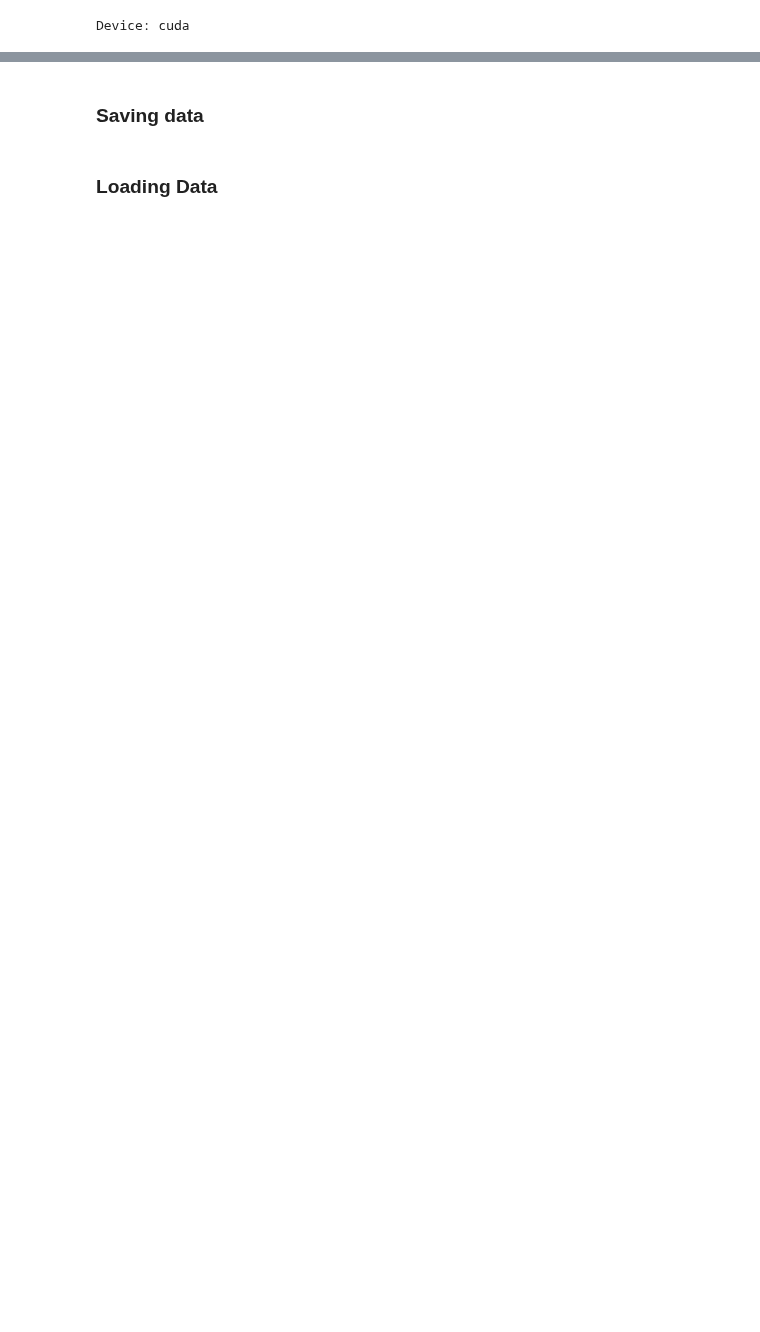
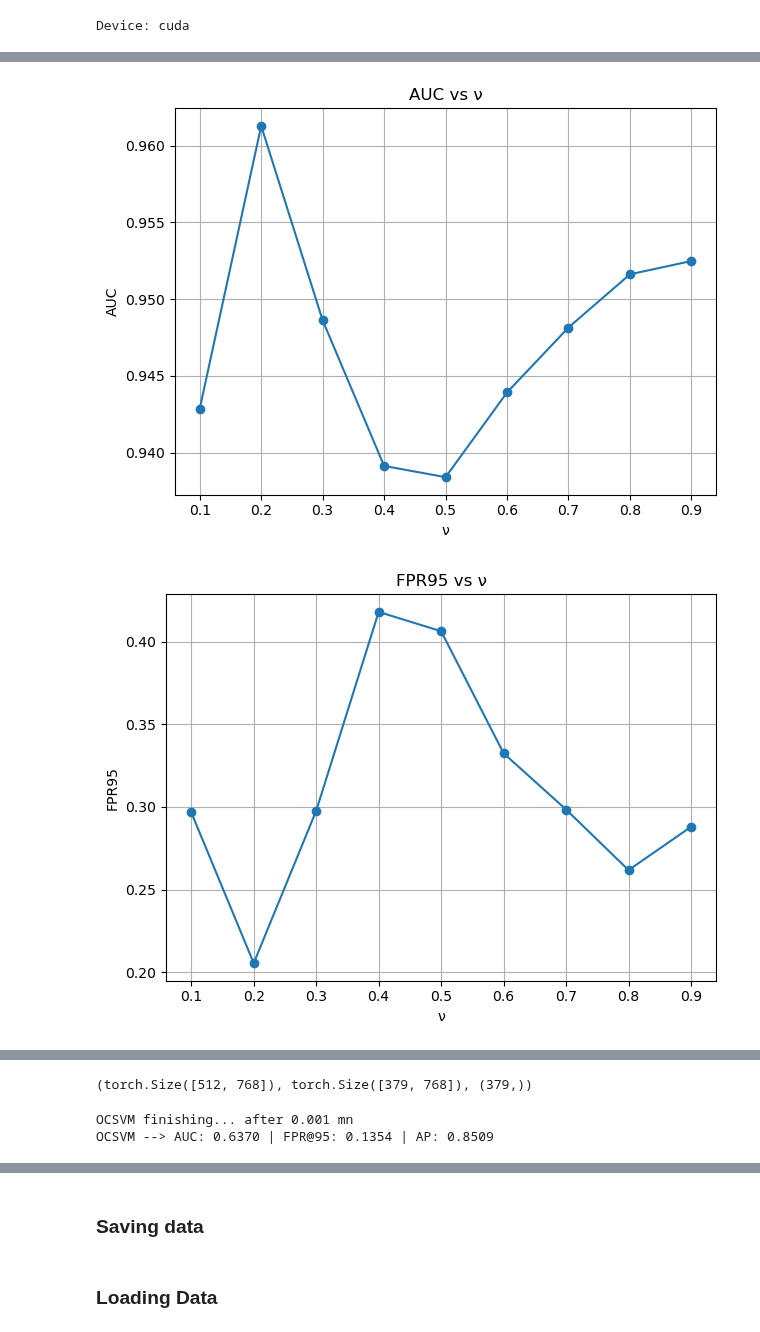
Before and after one commit to AmineYK/Textual-Anomaly-Detection-Framework, a Jupyter notebook: Anomaly Detection Framework/fm.ipynb, the cells around one changed output, grey strips where cells are left out. Drawn from its saved outputs; the diff is of its cells as text; code cells hidden in the pictures; blank space fills up the shorter version.

```diff
--- a/Anomaly Detection Framework/fm.ipynb
+++ b/Anomaly Detection Framework/fm.ipynb
@@ -92,15 +101,13 @@ def train_test_val_split(train, test, inlier_topic, dataset_name, type_tac, anom
         print()
 
     test_ = tac.textual_anomaly_contamination(test, dataset_name, inlier_topic, type_tac, anomaly_rate, False)
-    # print(test_.filter(lambda x : x['anomaly_class']== 0))
-    # print(test_.filter(lambda x : x['anomaly_class']== 1))
     if verbose:
         print("TESTSET")
         print(test_)
 
     return train_inlier, train_anomaly, val_, test_
 
-def get_embeddings(sentencebertEncoder, train_reuters_, test_reuters_, inlier_topic, dataset_name, type_tac, anomaly_rate, hm='all', text_column='text'):
+def get_embeddings(sentencebertEncoder, train_reuters_, test_reuters_, inlier_topic, dataset_name, type_tac, anomaly_rate, device, hm='all', text_column='text'):
 
     train_inlier_reuters, train_anomaly_reuters, val_reuters, test_reuters = train_test_val_split(train_reuters_, test_reuters_, inlier_topic, dataset_name, type_tac, anomaly_rate, False)
 
@@ -131,0 +233,42 @@ def get_embeddings(sentencebertEncoder, train_reuters_, test_reuters_, inlier_to
+# %%
+import numpy as np
+import matplotlib.pyplot as plt
+
+# Exemple de vecteur nu_s
+nu_s = np.linspace(0.1, 0.9, 9)
+
+# --- Plot AUC vs ν ---
+plt.figure()
+plt.plot(nu_s, auc_s, marker='o')
+plt.plot(nu_s, auc_s_ocvsm, marker='o')
+plt.xlabel("ν")
+plt.ylabel("AUC")
+plt.title("AUC vs ν")
+plt.grid(True)
+plt.tight_layout()
+plt.show()
+
+# --- Plot FPR95 vs ν ---
+plt.figure()
+plt.plot(nu_s, fpr95_s, marker='o')
+plt.plot(nu_s, fpr95_s_ocvsm, marker='o')
+plt.xlabel("ν")
+plt.ylabel("FPR95")
+plt.title("FPR95 vs ν")
+plt.grid(True)
+plt.tight_layout()
+plt.show()
+
+# --- Plot AP vs ν ---
+plt.figure()
+plt.plot(nu_s, ap_s, marker='o')
+plt.plot(nu_s, ap_s_ocvsm, marker='o')
+plt.xlabel("ν")
+plt.ylabel("AP")
+plt.title("AP vs ν")
+plt.grid(True)
+plt.tight_layout()
+plt.show()
+# %% [output]
+[figure, added]
+[figure, added]
@@ -131,0 +276,23 @@ def get_embeddings(sentencebertEncoder, train_reuters_, test_reuters_, inlier_to
+# %%
+X_inlier.shape, X_test.shape, y_test.shape
+# %% [output]
+(torch.Size([512, 768]), torch.Size([379, 768]), (379,))
+# %%
+ocsvm_args = {
+        "nu": 0.1,
+        "kernel": 'rbf',
+        "gamma": 'scale'
+        }
+
+ocsvm_model = OCSVM(ocsvm_args)
+
+taac = time.time()
+_ = ocsvm_model.train(X_inlier.cpu())
+tiic = time.time()
+print(f"\nOCSVM finishing... after {(tiic-taac)/60:.3f} mn")
+
+auc_ocsvm, fpr95_ocsvm, ap_ocsvm = ocsvm_model.test(X_test.cpu(), y_test)
+print(f"OCSVM --> AUC: {auc_ocsvm:.4f} | FPR@95: {fpr95_ocsvm:.4f} | AP: {ap_ocsvm:.4f}\n")
+# %% [output]
+OCSVM finishing... after 0.001 mn
+OCSVM --> AUC: 0.6370 | FPR@95: 0.1354 | AP: 0.8509
```
Also changed, not shown: parts of 18 cells of this notebook, 13 other files.
